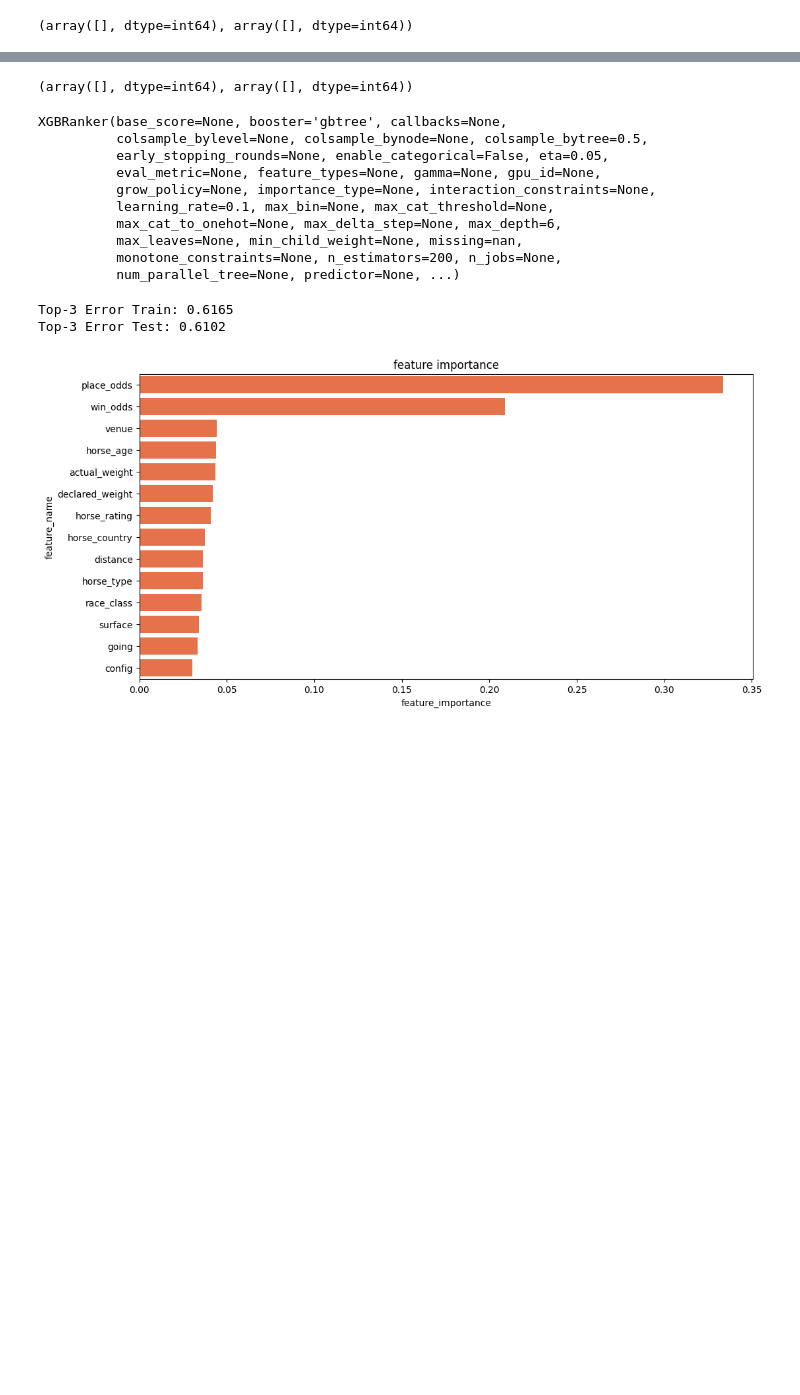
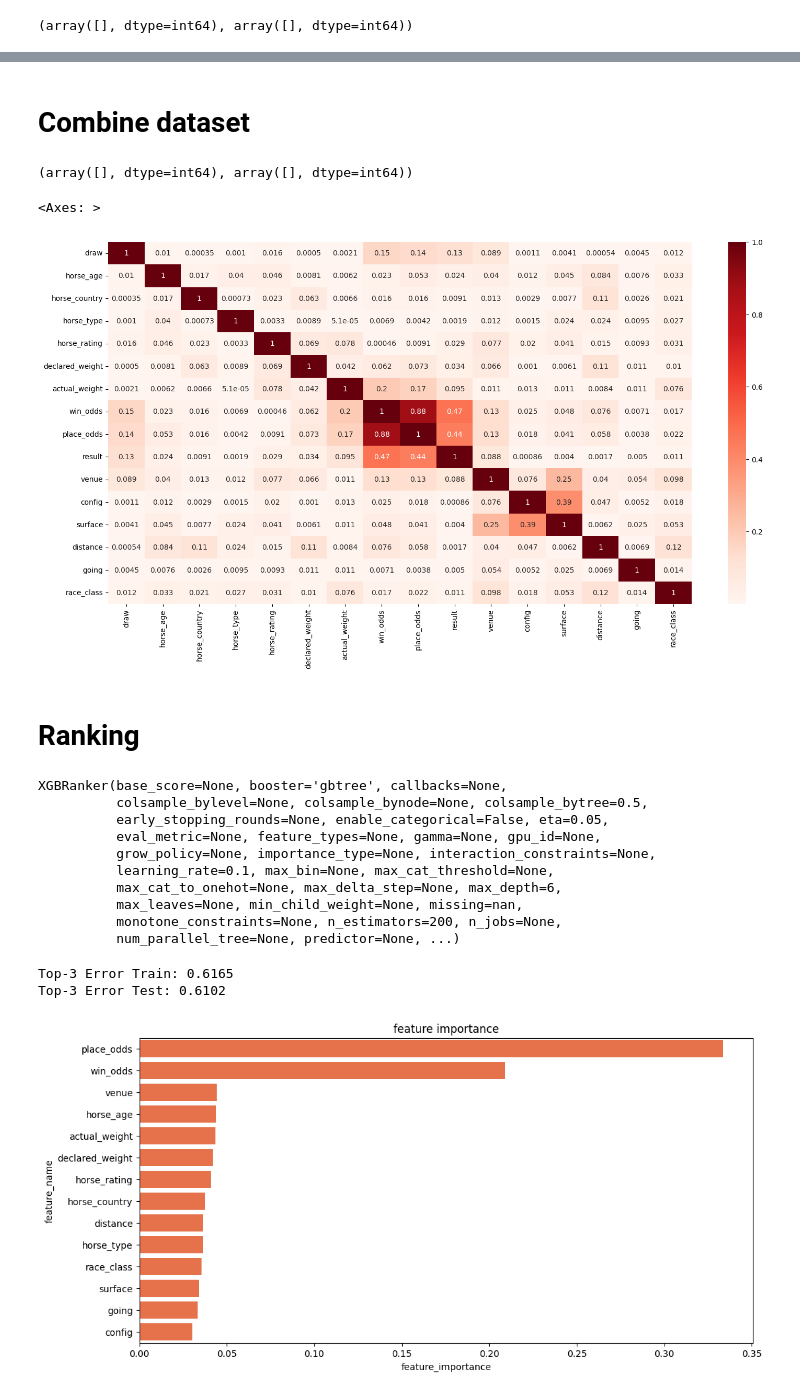
Before and after one commit to phamngochieu123456/HK_Race, a Jupyter notebook: HK_Race_2.ipynb, the cells around one changed output, grey strips where cells are left out. Cells and saved outputs as stored; diff of their text form; code cells hidden in the pictures; blank space fills up the shorter version.

```diff
--- a/HK_Race_2.ipynb
+++ b/HK_Race_2.ipynb
@@ -65,9 +185,19 @@ np.where(races_df.isnull())
+# %% [markdown]
+# Combine dataset
 # %%
 data = runs_df.merge(races_df, how='inner', on='race_id')
 # %%
 np.where(data.isnull())
 # %% [output]
 (array([], dtype=int64), array([], dtype=int64))
+# %%
+plt.figure(figsize=(18,9))
+sns.heatmap(abs(data.drop('race_id',axis=1).corr()),cmap = "Reds", annot=True,)
+# %% [output]
+<Axes: >
+[figure, added]
+# %% [markdown]
+# Ranking
 # %%
 use_column = ['race_id', 'result', 'draw']
 use_column_pre = ['result', 'draw']
```
Also changed, not shown: parts of 33 cells of this notebook.
